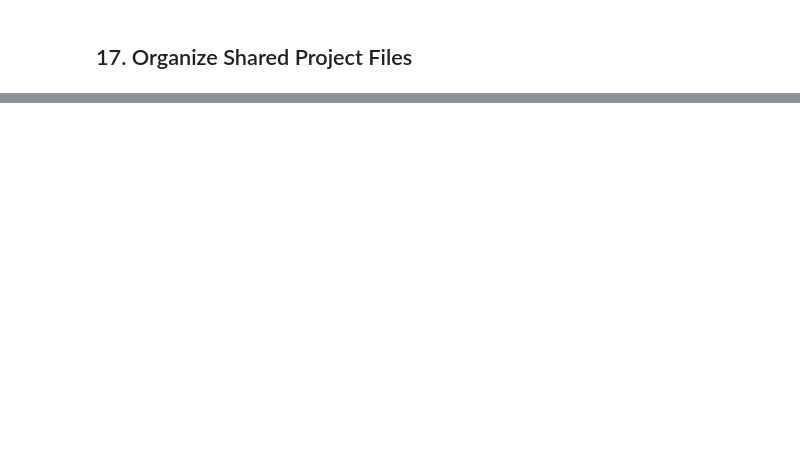
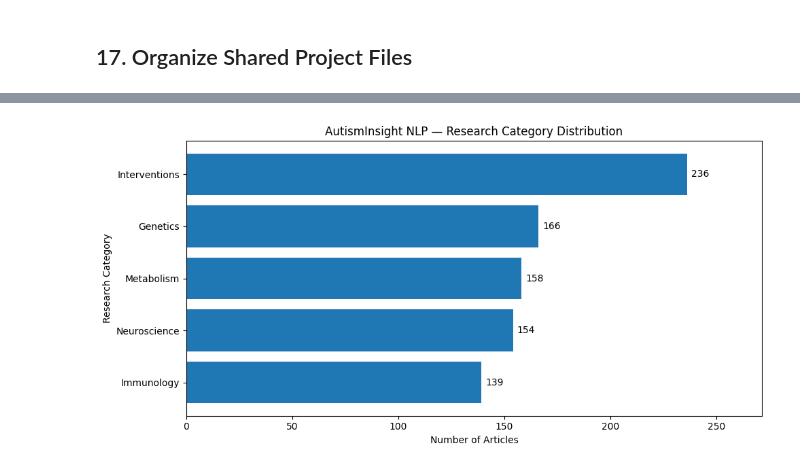
Before and after one commit to sakuku/AutismInsight-NLP, a Jupyter notebook: Notebooks/01_Data_and_TFIDF_Baseline.ipynb, the cells around one changed output, grey strips where cells are left out. Cells and saved outputs as stored; diff of their text form; code cells hidden in the pictures; blank space fills up the shorter version.

Commit message:
Add files via upload
Complete data preparation, annotation validation, TF-IDF baseline training, evaluation, and error analysis.

```diff
--- a/Notebooks/01_Data_and_TFIDF_Baseline.ipynb
+++ b/Notebooks/01_Data_and_TFIDF_Baseline.ipynb
@@ -931,0 +1148,13 @@ PubMed search results are not representative of all autism research. The five to
+# %%
+# Load independent publication review
+review_file = (
+    processed_dir /
+    "annotation_review_queue_independent_publication_audit.csv"
+)
+
+reviewed_df = pd.read_csv(review_file)
+
+print("Reviewed articles loaded:", len(reviewed_df))
+print("\nColumns:", reviewed_df.columns.tolist())
+
+display(reviewed_df.head())
@@ -931,0 +1391,40 @@ PubMed search results are not representative of all autism research. The five to
+# %%
+# ============================================================
+# SECTION 19.4 — VISUALIZE CLASSIFICATION DISTRIBUTION
+# ============================================================
+
+import matplotlib.pyplot as plt
+
+# Count articles in each research category.
+category_counts = classification_df[
+    "Primary_Category"
+].value_counts()
+
+# Create a horizontal bar chart.
+plt.figure(figsize=(10, 5))
+
+bars = plt.barh(
+    category_counts.index,
+    category_counts.values
+)
+
+# Display the number of articles beside each bar.
+for bar in bars:
+    plt.text(
+        bar.get_width() + 2,
+        bar.get_y() + bar.get_height() / 2,
+        str(int(bar.get_width())),
+        va="center"
+    )
+
+# Format the chart for the project report.
+plt.title("AutismInsight NLP — Research Category Distribution")
+plt.xlabel("Number of Articles")
+plt.ylabel("Research Category")
+plt.xlim(0, category_counts.max() * 1.15)
+plt.gca().invert_yaxis()
+plt.tight_layout()
+
+plt.show()
+# %% [output]
+[figure, added]
```
Also changed, not shown: parts of 72 cells of this notebook.
